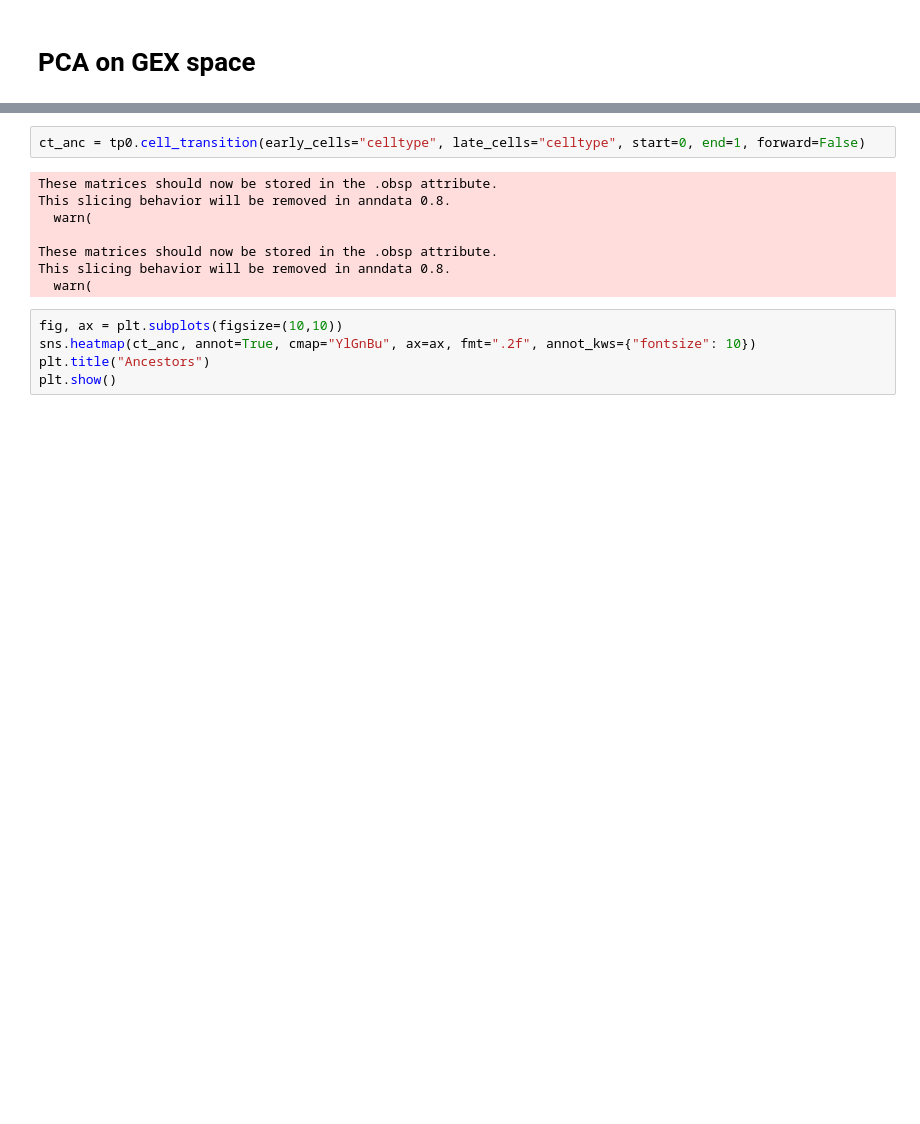
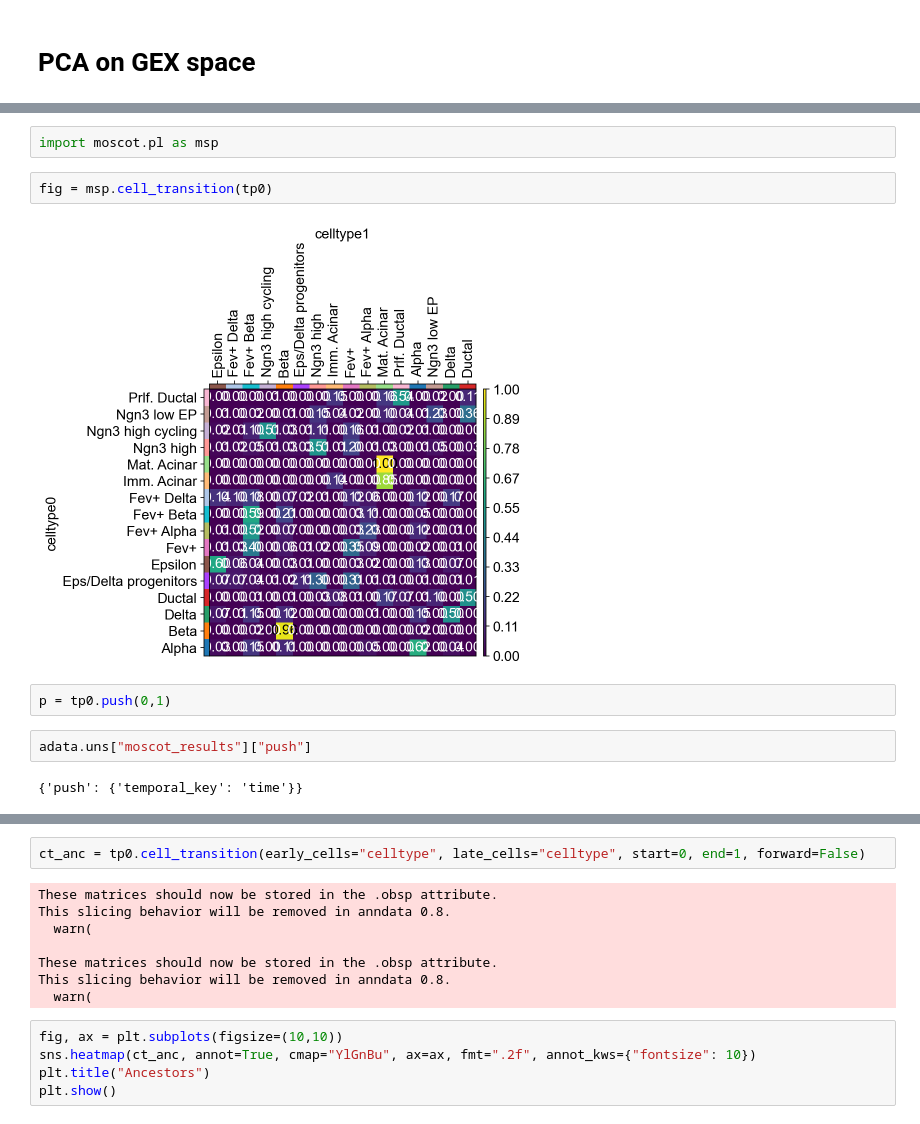
Before and after one commit to theislab/moscot-framework_reproducibility, a Jupyter notebook: 13_01_OT_GEX_only.ipynb, the cells around one changed output, grey strips where cells are left out. Drawn from its saved outputs; the diff is of its cells as text; blank space fills up the shorter version.

```diff
--- a/13_01_OT_GEX_only.ipynb
+++ b/13_01_OT_GEX_only.ipynb
@@ -57,0 +48,12 @@ This slicing behavior will be removed in anndata 0.8.
+# %%
+import moscot.pl as msp
+# %%
+fig = msp.cell_transition(tp0)
+# %% [output]
+[figure, added]
+# %%
+p = tp0.push(0,1)
+# %%
+adata.uns["moscot_results"]["push"]
+# %% [output]
+{'push': {'temporal_key': 'time'}}
```
Also changed, not shown: parts of 12 cells of this notebook, 5 other files.
